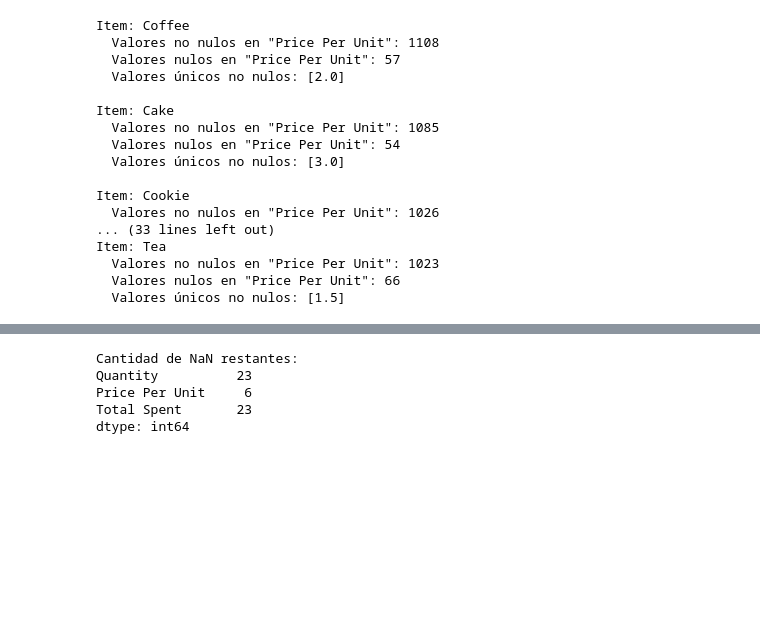
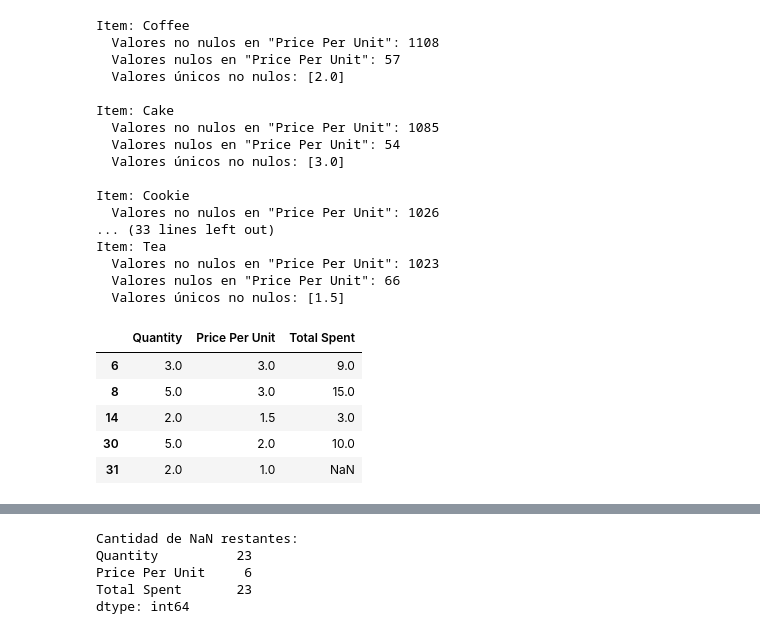
Before and after one commit to florgalarza/cafe_sales, a Jupyter notebook: cafe_sales_project.ipynb, the cells around one changed output, grey strips where cells are left out. Cells and saved outputs as stored; diff of their text form; code cells hidden in the pictures; blank space fills up the shorter version.

```diff
--- a/cafe_sales_project.ipynb
+++ b/cafe_sales_project.ipynb
@@ -214,6 +216,15 @@ Item: Tea
   Valores no nulos en "Price Per Unit": 1023
   Valores nulos en "Price Per Unit": 66
   Valores únicos no nulos: [1.5]
+# %%
+df[df['Item'].isna()][['Quantity', 'Price Per Unit', 'Total Spent']].head()
+# %% [output]
+|  | Quantity | Price Per Unit | Total Spent |
+| 6 | 3.0 | 3.0 | 9.0 |
+| 8 | 5.0 | 3.0 | 15.0 |
+| 14 | 2.0 | 1.5 | 3.0 |
+| 30 | 5.0 | 2.0 | 10.0 |
+| 31 | 2.0 | 1.0 | NaN |
 # %%
 #Asigna el precio correspondiente en Price per unit para cada ítem cuando su valor sea nulo
 price_item = {
```
Also changed, not shown: parts of 6 cells of this notebook.
